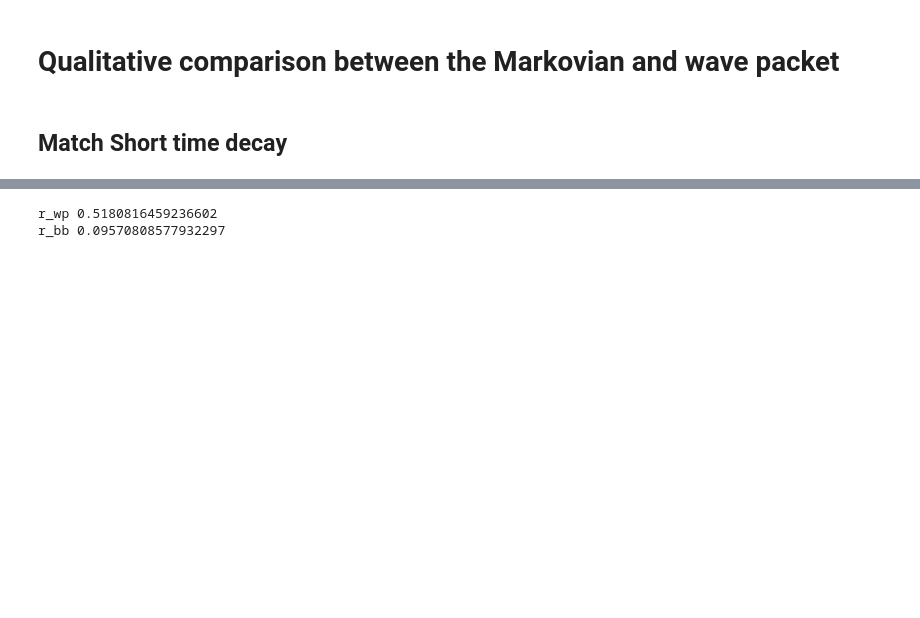
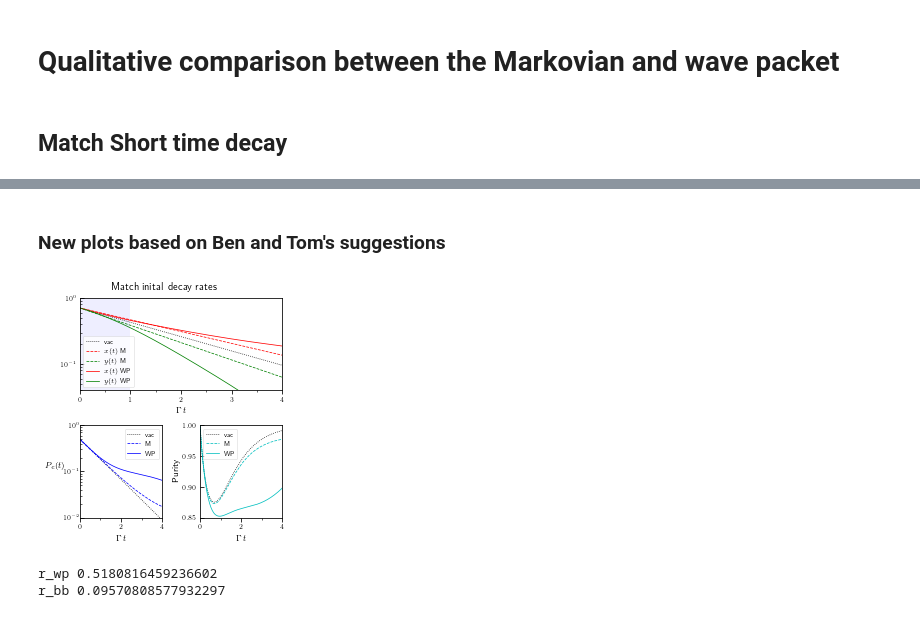
Before and after one commit to CQuIC/pysme, a Jupyter notebook: notebooks/figures.ipynb, the cells around one changed output, grey strips where cells are left out. Drawn from its saved outputs; the diff is of its cells as text; code cells hidden in the pictures; blank space fills up the shorter version.

Commit message:
updated to reflect ben and tom's suggestions

```diff
--- a/notebooks/figures.ipynb
+++ b/notebooks/figures.ipynb
@@ -168,3 +82,82 @@ plt.savefig(name+'.pdf',bbox_inches = 'tight', pad_inches = 0.01)
+# %% [markdown]
+### New plots based on Ben and Tom's suggestions
+# %%
+#fig, axs = plt.subplots(nrows=3,ncols=2, figsize=(SINGLE_COL_WIDTH, 4), sharey=False)
+
+
+fig = plt.figure(figsize=(SINGLE_COL_WIDTH, 3.5), constrained_layout=True)
+gs = fig.add_gridspec(2, 2)
+ax1 = fig.add_subplot(gs[0, :])
+ax2 = fig.add_subplot(gs[-1, 0])
+ax3 = fig.add_subplot(gs[-1, -1])
+
+
+fig.suptitle('Match inital decay rates',y=1.04)
+
+ax1.plot(st_pur_dat['times'], st_pur_dat['vac_x'], label=r'vac',linestyle=':',color='k')
+ax1.plot(st_pur_dat['times'], st_pur_dat['xm'], label=r'$x(t)$ M',linestyle='--',color='r')
+ax1.plot(st_pur_dat['times'], st_pur_dat['ym'], label=r'$y(t)$ M',linestyle='--',color='g')
+ax1.semilogy(st_pur_dat['times'], st_pur_dat['xwp'], label=r'$x(t)$ WP',linestyle='-',color='r')
+ax1.semilogy(st_pur_dat['times'], st_pur_dat['ywp'], label=r'$y(t)$ WP',linestyle='-',color='g')
+#ax1.text(0.5, 0.7,r'Markovian', verticalalignment='top', horizontalalignment='center')
+ax1.fill_betweenx(np.array([0.0,1]), x1=0, x2=1, facecolor='blue', alpha=0.066)
+ax1.set_yscale('log')
+ax1.set_ylim([4e-2,1e0])
+ax1.set_xlim(0.0, 4.0)
+ax1.set_xlabel(r'$\Gamma\, t $')
+ax1.xaxis.set_minor_locator(ticker.MultipleLocator(0.5))
+ax1.set_xticks([0.0,1.0,2.0,3.0,4.0])
+#ax1.set_yticks([0.4,0.5,0.6,0.7])
+#ax1.set_yticklabels(['0.4','0.5','0.6','0.7'])
+#ax1.set_title('gs[0, :]')
+ax1.tick_params(axis='y',which='both',direction='in')
+legy = ax1.legend()
+legy.get_frame().set_linewidth(0.5)
+
+
+
+rwp_plot = np.round(st_pur_dat['r_val_wp'],3)
+rbb_plot = np.round(st_pur_dat['r_val_bb'],3)
+
+#ax2.plot(st_pur_dat['times'], xi_rect(times,a=0, b=xi_len),label=r'$\xi(t)$',linestyle='--',color='k')
+ax2.semilogy(st_pur_dat['times'], st_pur_dat['Pevac'], label='vac',linestyle=':',color='k')
+ax2.semilogy(st_pur_dat['times'], st_pur_dat['Pem'], label='M',linestyle='--',color='b')
+ax2.semilogy(st_pur_dat['times'], st_pur_dat['Pewp'],label='WP',linestyle='-',color='b')
+#ax2.fill_betweenx(np.array([0.0,1]), x1=0, x2=1, facecolor='blue', alpha=0.066)
+ax2.set_yscale('log')
+ax2.set_xlim(0.0, 4.001)
+ax2.set_ylim(1e-2, 1.00)
+#ax2.set_title('gs[-1, 0]')
+ax2.set_ylabel(r'$P_e(t)$',rotation=0,labelpad=8)
+ax2.set_xlabel(r'$\Gamma\, t $')
+ax2.tick_params(axis='y',which='both',direction='in',pad=0.5)
+ax2.xaxis.set_minor_locator(ticker.MultipleLocator(1))
+legy = ax2.legend()
+legy.get_frame().set_linewidth(0.5)
+
+# #axs[2,1].plot(times, markov_soln.get_purities(),label='Markov r = ' + str(rbb_plot), linestyle='--',color='c')
+ax3.plot(st_pur_dat['times'], st_pur_dat['Purityvac'],label='vac',linestyle=':',color='k')
+ax3.plot(st_pur_dat['times'], st_pur_dat['Puritym'],label='M', linestyle='--',color='c')
+ax3.plot(st_pur_dat['times'], st_pur_dat['Puritywp'],label='WP',linestyle='-',color='c')
+#ax3.fill_betweenx(np.array([0.0,1]), x1=0, x2=1, facecolor='blue', alpha=0.066)
+# #f3_ax2.set_yscale('log')
+ax3.set_xlim(0.0, 4.001)
+ax3.set_ylim(0.85, 1.0)
+ax3.set_xlabel(r'$\Gamma\, t $')
+ax3.set_yticks([0.85,0.9,0.95,1.0])
+ax3.set_ylabel(r'Purity',labelpad=2)
+ax3.xaxis.set_minor_locator(ticker.MultipleLocator(1))
+ax3.tick_params(axis='y',which='both',direction='in')
+legy = ax3.legend() #loc='upper left')
+legy.get_frame().set_linewidth(0.5)
+
+
+# plt.tight_layout()
+
+name='wp_v_markov_cmp'
+plt.savefig(name+'.pdf',bbox_inches = 'tight', pad_inches = 0.01)
+# %% [output]
+[figure, added]
 # %%
 print('r_wp', st_pur_dat['r_val_wp'])
 print('r_bb',st_pur_dat['r_val_bb'])
```
Also changed, not shown: parts of 7 cells of this notebook.
